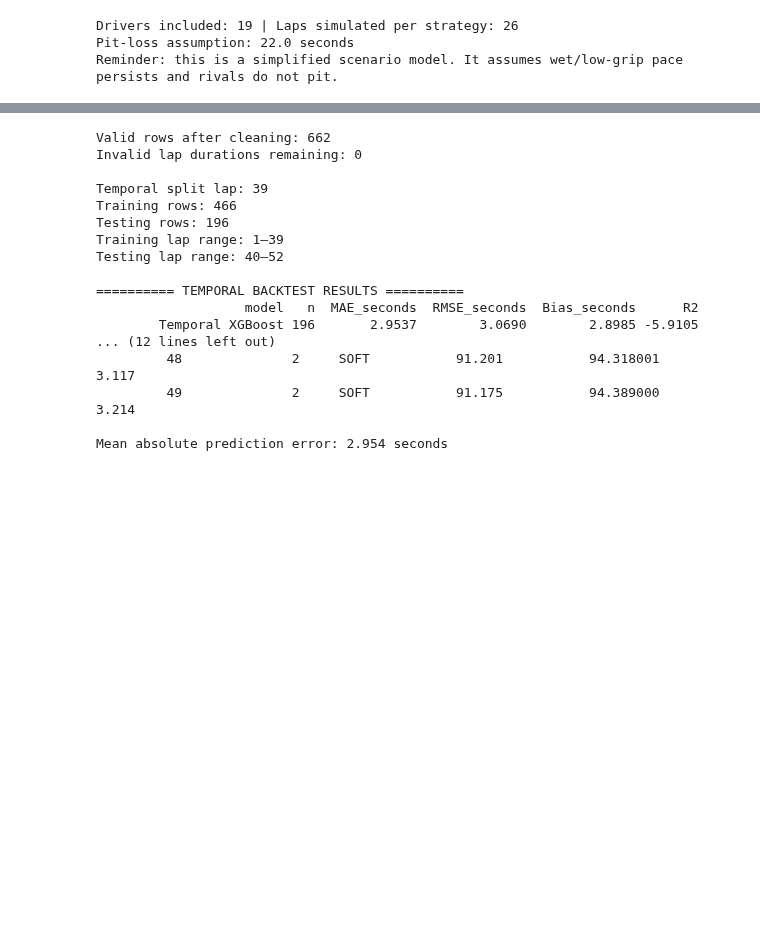
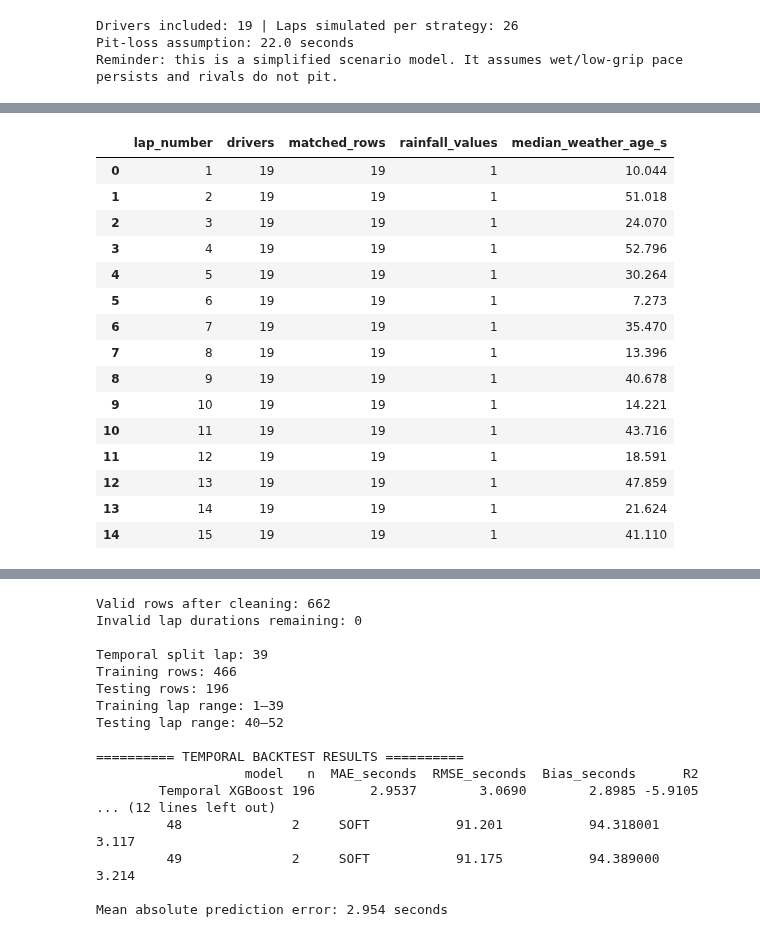
Before and after one commit to nihankale07-bot/pitwall, a Jupyter notebook: notebooks/08_strategy_simulator.ipynb, the cells around one changed output, grey strips where cells are left out. Cells and saved outputs as stored; diff of their text form; code cells hidden in the pictures; blank space fills up the shorter version.

```diff
--- a/notebooks/08_strategy_simulator.ipynb
+++ b/notebooks/08_strategy_simulator.ipynb
@@ -6839,0 +7099,70 @@ Reminder: this is a simplified scenario model. It assumes wet/low-grip pace pers
+# %%
+
+# PITWALL — Validate causal weather alignment
+# Uses the latest weather observation available at each lap start.
+# Does not modify race_state or the simulator.
+
+weather_check = pd.read_parquet(DATA_DIR / "weather.parquet")
+race_check = pd.read_parquet(DATA_DIR / "race_state.parquet")
+
+weather_check = weather_check.loc[
+    weather_check["session_key"] == SESSION
+].copy()
+
+race_check = race_check.loc[
+    race_check["session_key"] == SESSION
+].copy()
+
+weather_check["date"] = pd.to_datetime(
+    weather_check["date"], utc=True
+)
+race_check["date_start"] = pd.to_datetime(
+    race_check["date_start"], utc=True
+)
+
+weather_check = weather_check.sort_values("date")
+race_check = race_check.sort_values("date_start")
+
+aligned = pd.merge_asof(
+    race_check[["driver_number", "lap_number", "date_start"]],
+    weather_check[[
+        "date", "rainfall", "track_temperature",
+        "air_temperature", "humidity"
+    ]],
+    left_on="date_start",
+    right_on="date",
+    direction="backward",
+    tolerance=pd.Timedelta(seconds=65)
+)
+
+aligned["weather_age_seconds"] = (
+    aligned["date_start"] - aligned["date"]
+).dt.total_seconds()
+
+print("CAUSAL WEATHER ALIGNMENT")
+print("Race-state rows:", len(aligned))
+print("Rows with matched weather:", int(aligned["date"].notna().sum()))
+print("Match rate:", round(aligned["date"].notna().mean() * 100, 2), "%")
+
+print("\nWeather observation age (seconds)")
+display(aligned["weather_age_seconds"].describe().to_frame())
+
+print("\nMatched weather coverage by lap")
+display(
+    aligned.groupby("lap_number")
+    .agg(
+        drivers=("driver_number", "nunique"),
+        matched_rows=("date", "count"),
+        rainfall_values=("rainfall", "nunique"),
+        median_weather_age_s=("weather_age_seconds", "median")
+    )
+    .reset_index()
+    .head(15)
+)
+
+print("\nMissing matched weather values")
+display(aligned[["rainfall", "track_temperature",
+                 "air_temperature", "humidity"]].isna().sum().to_frame(
+    "missing_count"
+))
+# %% [output]
@@ -6839,0 +7185,16 @@ Reminder: this is a simplified scenario model. It assumes wet/low-grip pace pers
+|  | lap_number | drivers | matched_rows | rainfall_values | median_weather_age_s |
+| 0 | 1 | 19 | 19 | 1 | 10.044 |
+| 1 | 2 | 19 | 19 | 1 | 51.018 |
+| 2 | 3 | 19 | 19 | 1 | 24.070 |
+| 3 | 4 | 19 | 19 | 1 | 52.796 |
+| 4 | 5 | 19 | 19 | 1 | 30.264 |
+| 5 | 6 | 19 | 19 | 1 | 7.273 |
+| 6 | 7 | 19 | 19 | 1 | 35.470 |
+| 7 | 8 | 19 | 19 | 1 | 13.396 |
+| 8 | 9 | 19 | 19 | 1 | 40.678 |
+| 9 | 10 | 19 | 19 | 1 | 14.221 |
+| 10 | 11 | 19 | 19 | 1 | 43.716 |
+| 11 | 12 | 19 | 19 | 1 | 18.591 |
+| 12 | 13 | 19 | 19 | 1 | 47.859 |
+| 13 | 14 | 19 | 19 | 1 | 21.624 |
+| 14 | 15 | 19 | 19 | 1 | 41.110 |
```
Also changed, not shown: parts of 9 cells of this notebook, 7 other files.
